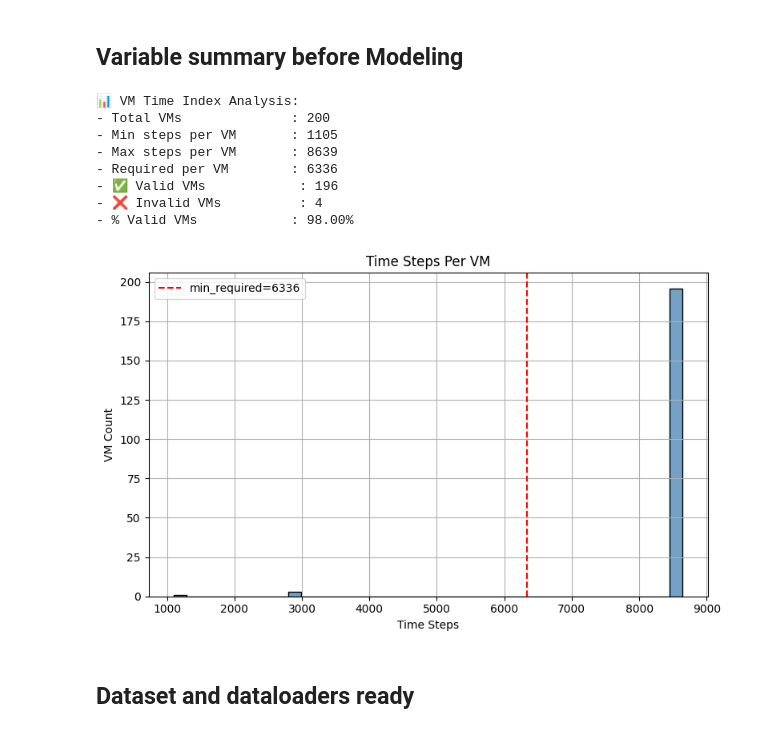
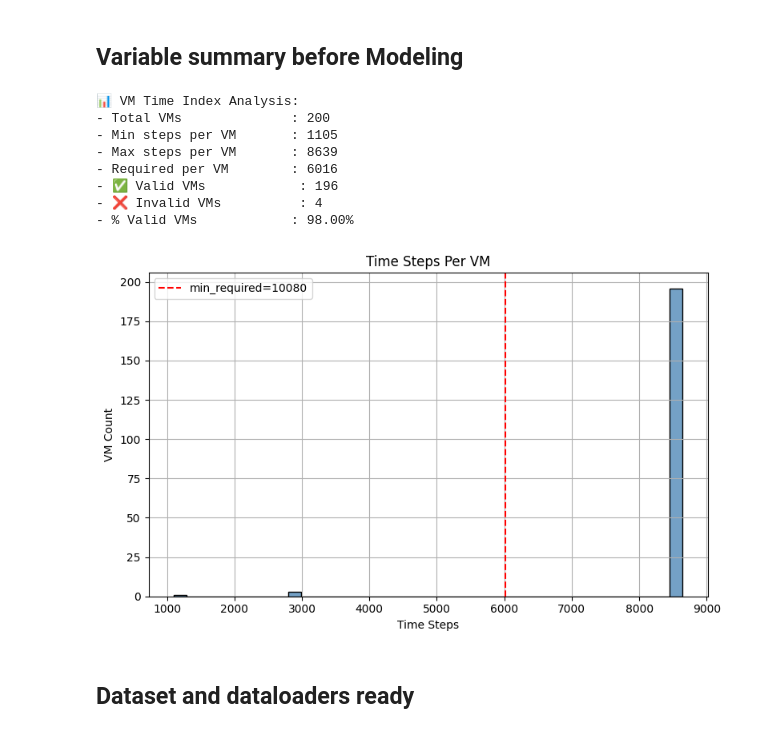
Before and after one commit to swaraj0009/AI_Models, a Jupyter notebook: TFT/notebooks/4_ttf_resource_forecast.ipynb, the cells around one changed output. Saved outputs shown, nothing was run; the diff lists cells and outputs as text; code cells hidden in the pictures.

```diff
--- a/TFT/notebooks/4_ttf_resource_forecast.ipynb
+++ b/TFT/notebooks/4_ttf_resource_forecast.ipynb
@@ -141,7 +141,7 @@ train_config = {
     "time_varying_unknown_reals": ["CPU usage [%]", "Memory usage [KB]", "cpu_util_percent", "memory_util_percent"],
     # "time_varying_unknown_reals": ["Disk read throughput [KB/s]", "Disk write throughput [KB/s]", "Network received throughput [KB/s]", "Network transmitted throughput [KB/s]", "disk_rolling_mean", "disk_rolling_std", "network_rolling_mean", "network_rolling_std"],
     "group_ids": ['vm_id'],
-    "max_encoder_length": 4320,
+    "max_encoder_length": 4000,
     "max_prediction_length": 2016,
     "hidden_size": 16,
     "dropout": 0.2,
@@ -230,47 +303,45 @@ import matplotlib.pyplot as plt
 # ✅ Step 1: Count time_idx per VM
 vm_time_lengths = tft_df.groupby("vm_id",observed=False)["time_idx"].nunique().sort_values()
 
-# ✅ Step 2: Define minimum required length
-min_required_steps = train_config["max_encoder_length"] + train_config["max_prediction_length"]
+# ✅ Step 2: Identify valid VMs
+valid_vm_ids = vm_time_lengths[vm_time_lengths >= required_train_steps].index
+invalid_vm_ids = vm_time_lengths[vm_time_lengths < required_train_steps].index
 
-# ✅ Step 3: Identify valid VMs
-valid_vm_ids = vm_time_lengths[vm_time_lengths >= min_required_steps].index
-invalid_vm_ids = vm_time_lengths[vm_time_lengths < min_required_steps].index
-
-# ✅ Step 4: Report summary
+# ✅ Step 3: Report summary
 print("\n📊 VM Time Index Analysis:")
 print(f"- Total VMs              : {len(vm_time_lengths):,}")
 print(f"- Min steps per VM       : {vm_time_lengths.min()}")
 print(f"- Max steps per VM       : {vm_time_lengths.max()}")
-print(f"- Required per VM        : {min_required_steps}")
+print(f"- Required per VM        : {required_train_steps}")
 print(f"- ✅ Valid VMs            : {len(valid_vm_ids):,}")
 print(f"- ❌ Invalid VMs          : {len(invalid_vm_ids):,}")
 print(f"- % Valid VMs            : {100 * len(valid_vm_ids) / len(vm_time_lengths):.2f}%")
 
-# ✅ Step 5 (Optional): Filter invalid VMs
+
+# ✅ Step 4 (Optional): Filter invalid VMs
 tft_df = tft_df[tft_df["vm_id"].isin(valid_vm_ids)]
 
-# ✅ Step 6 (Optional): Histogram
+# ✅ Step 5 (Optional): Histogram
 plt.figure(figsize=(8, 5))
 sns.histplot(vm_time_lengths, bins=40, kde=False, color="steelblue")
-plt.axvline(min_required_steps, color="red", linestyle="--", label=f"min_required={min_required_steps}")
+plt.axvline(required_train_steps, color="red", linestyle="--", label=f"min_required={min_required_steps}")
 plt.title("Time Steps Per VM")
 plt.xlabel("Time Steps")
 plt.ylabel("VM Count")
 plt.legend()
 plt.grid(True)
 plt.tight_layout()
 plt.show()
 # %% [output]
 📊 VM Time Index Analysis:
 - Total VMs              : 200
 - Min steps per VM       : 1105
 - Max steps per VM       : 8639
-- Required per VM        : 6336
+- Required per VM        : 6016
 - ✅ Valid VMs            : 196
 - ❌ Invalid VMs          : 4
 - % Valid VMs            : 98.00%
-[figure, old version]
+[figure, new version]
 # %% [markdown]
 ## Dataset and dataloaders ready
 # %%
```
Also changed, not shown: parts of 5 cells of this notebook.
